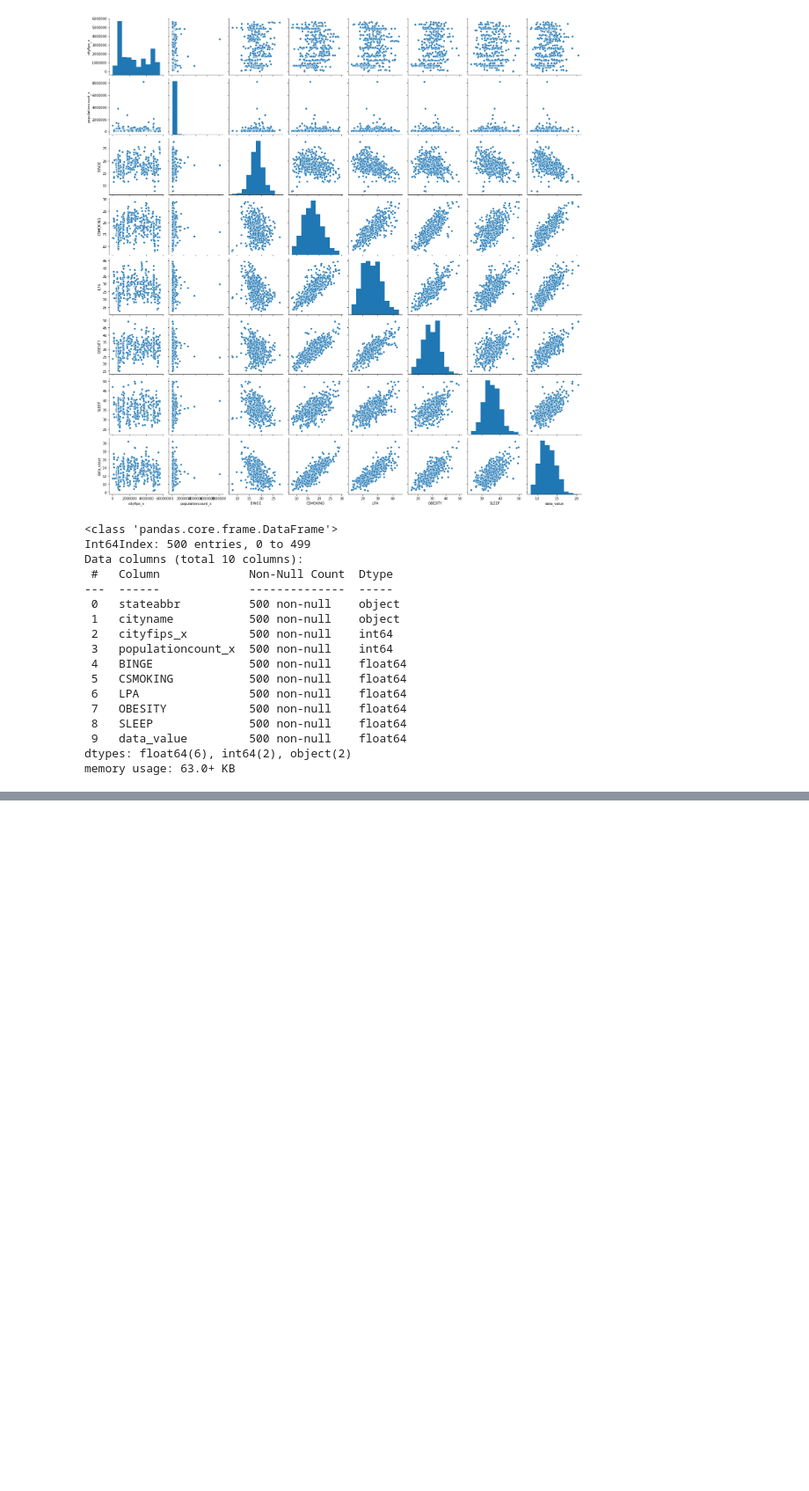
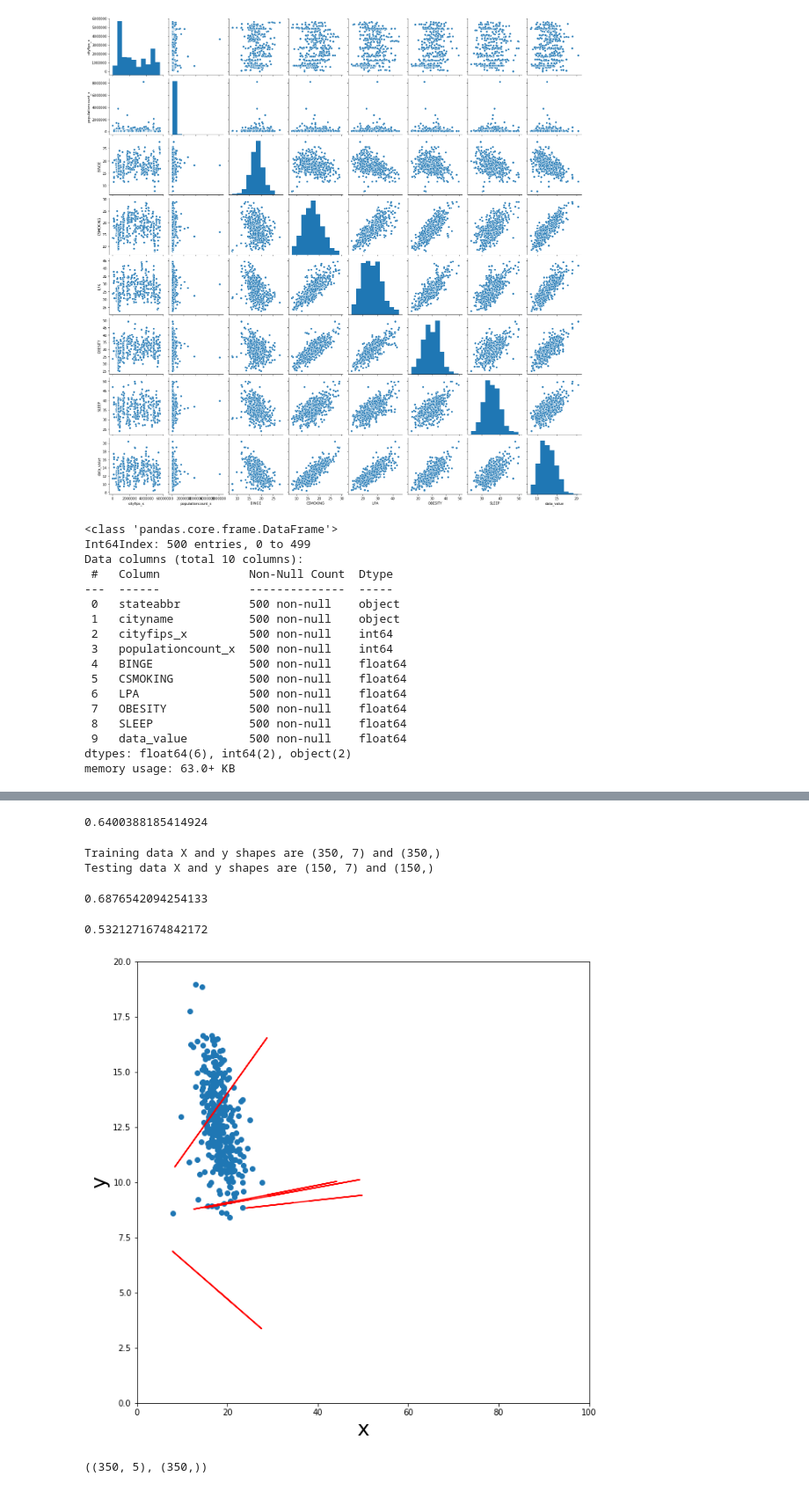
Before and after one commit to Sukanya012/predict-health-index, a Jupyter notebook: notebooks/sowmya/main_Sowmya.ipynb, the cells around one changed output, grey strips where cells are left out. Shown at 88% size. Drawn from its saved outputs; the diff is of its cells as text; code cells hidden in the pictures; blank space fills up the shorter version.

```diff
--- a/notebooks/sowmya/main_Sowmya.ipynb
+++ b/notebooks/sowmya/main_Sowmya.ipynb
@@ -416,0 +442,12 @@ sns.heatmap(correlations, annot=True)
+# %%
+reg_model = linear_model.LinearRegression()
+X = chronicdata_results[['BINGE','CSMOKING' ,'LPA','SLEEP','OBESITY','populationcount_x','cityfips_x']]
+y = chronicdata_results['data_value']
+reg_model.fit(X, y)
+p_values = feature_selection.f_regression(X, y)[1]
+y_hat = reg_model.predict(X)
+mse_lm = mean_squared_error(y_hat, y)
+#g = sns.jointplot(x="BINGE", y="data_value", data=chronicdata_results, kind="reg")
+mse_lm
+# %% [output]
+0.6400388185414924
@@ -416,0 +461,18 @@ sns.heatmap(correlations, annot=True)
+# %%
+# getting the datset ready
+y = chronicdata_results['data_value']
+X = chronicdata_results[['BINGE','CSMOKING' ,'LPA','SLEEP','OBESITY','populationcount_x','cityfips_x']]
+
+# perform test train split
+train_x, test_x, train_y, test_y = train_test_split(X,y,train_size = 0.7,random_state = 0,shuffle = True)## Perform test train split with train_size=0, a random state of 0 and set shuffle to true
+
+trainx_shape = train_x.shape
+testx_shape = test_x.shape
+trainy_shape = train_y.shape
+testy_shape =test_y.shape
+
+print("Training data X and y shapes are {} and {}".format(trainx_shape, trainy_shape))
+print("Testing data X and y shapes are {} and {}".format(testx_shape, testy_shape))
+# %% [output]
+Training data X and y shapes are (350, 7) and (350,)
+Testing data X and y shapes are (150, 7) and (150,)
@@ -416,0 +485,8 @@ sns.heatmap(correlations, annot=True)
+# %%
+lr = linear_model.LinearRegression()
+lr.fit(train_x,train_y)
+preds = lr.predict(train_x)
+# %%
+mean_squared_error(preds,train_y)
+# %% [output]
+0.6876542094254133
@@ -416,0 +495,24 @@ sns.heatmap(correlations, annot=True)
+# %%
+mean_squared_error(preds_test,test_y)
+# %% [output]
+0.5321271674842172
+# %%
+slope = lr.coef_
+intercept = lr.intercept_
+# %%
+model_x = np.arange(-5,5,0.1 )
+model_line = (slope*train_x) + intercept
+plt.figure(figsize=(10,10))
+plt.scatter(train_x['BINGE'],train_y)
+plt.xlabel("x", fontsize=25)
+plt.ylabel("y", fontsize=25)
+plt.plot(train_x, model_line, c="red")
+plt.xlim([0,100])
+plt.ylim([0, 20])
+plt.show()
+# %% [output]
+[figure, added]
+# %%
+train_x.shape,train_y.shape
+# %% [output]
+((350, 5), (350,))
```
Also changed, not shown: parts of 25 cells of this notebook.
